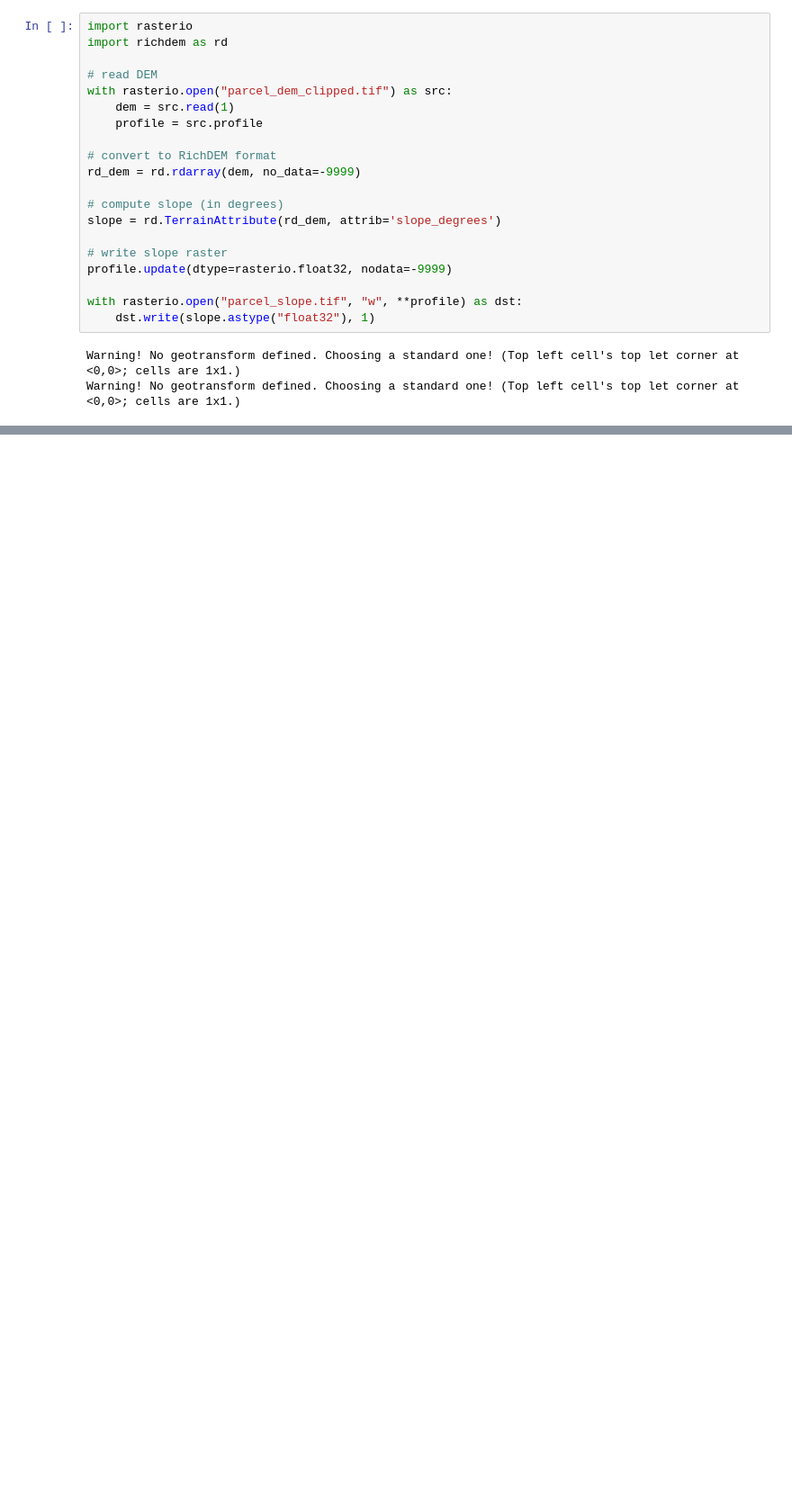
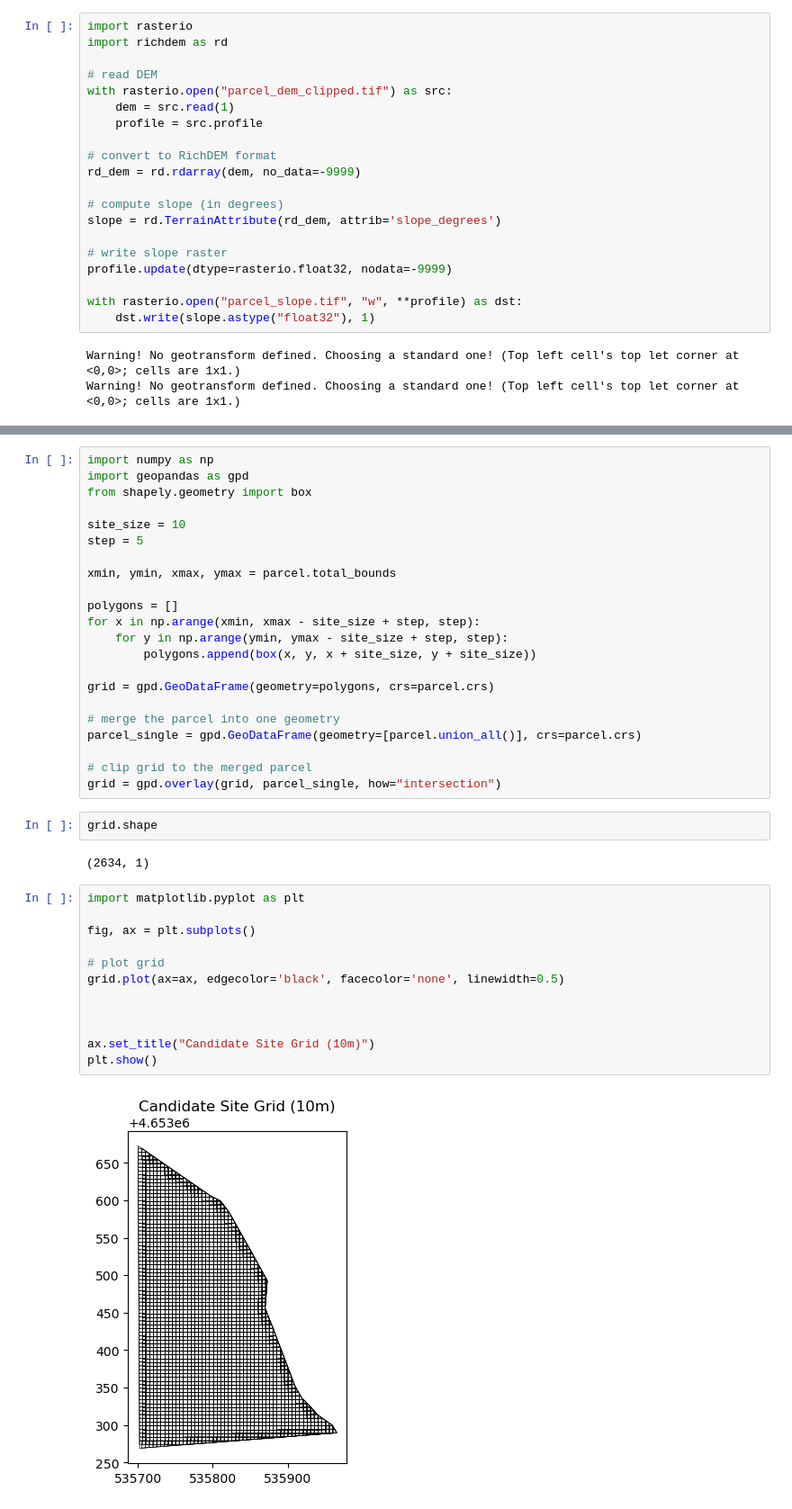
Before and after one commit to koltonrogers15-hub/Cabin_Site_suitability_Analysis, a Jupyter notebook: cabinsite.ipynb, the cells around one changed output, grey strips where cells are left out. Shown at 90% size. Cells and saved outputs as stored; diff of their text form; blank space fills up the shorter version.

```diff
--- a/cabinsite.ipynb
+++ b/cabinsite.ipynb
@@ -217,3 +215,43 @@ ax.set_ylabel("Y")
 plt.show()
 # %% [output]
 [figure]
+# %%
+import numpy as np
+import geopandas as gpd
+from shapely.geometry import box
+
+site_size = 10
+step = 5
+
+xmin, ymin, xmax, ymax = parcel.total_bounds
+
+polygons = []
+for x in np.arange(xmin, xmax - site_size + step, step):
+    for y in np.arange(ymin, ymax - site_size + step, step):
+        polygons.append(box(x, y, x + site_size, y + site_size))
+
+grid = gpd.GeoDataFrame(geometry=polygons, crs=parcel.crs)
+
+# merge the parcel into one geometry
+parcel_single = gpd.GeoDataFrame(geometry=[parcel.union_all()], crs=parcel.crs)
+
+# clip grid to the merged parcel
+grid = gpd.overlay(grid, parcel_single, how="intersection")
+# %%
+grid.shape
+# %% [output]
+(2634, 1)
+# %%
+import matplotlib.pyplot as plt
+
+fig, ax = plt.subplots()
+
+# plot grid
+grid.plot(ax=ax, edgecolor='black', facecolor='none', linewidth=0.5)
+
+
+
+ax.set_title("Candidate Site Grid (10m)")
+plt.show()
+# %% [output]
+[figure, added]
```
Also changed, not shown: parts of 5 cells of this notebook.
